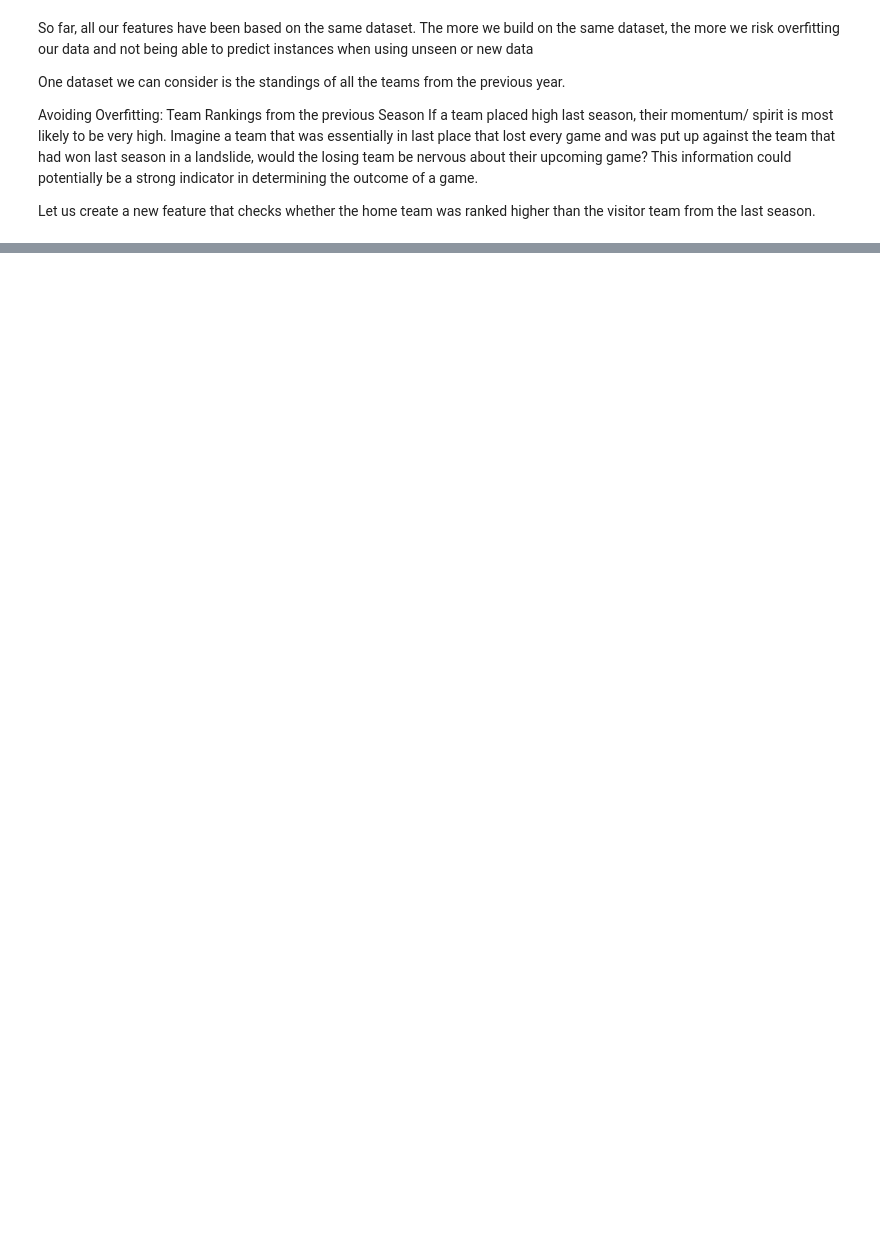
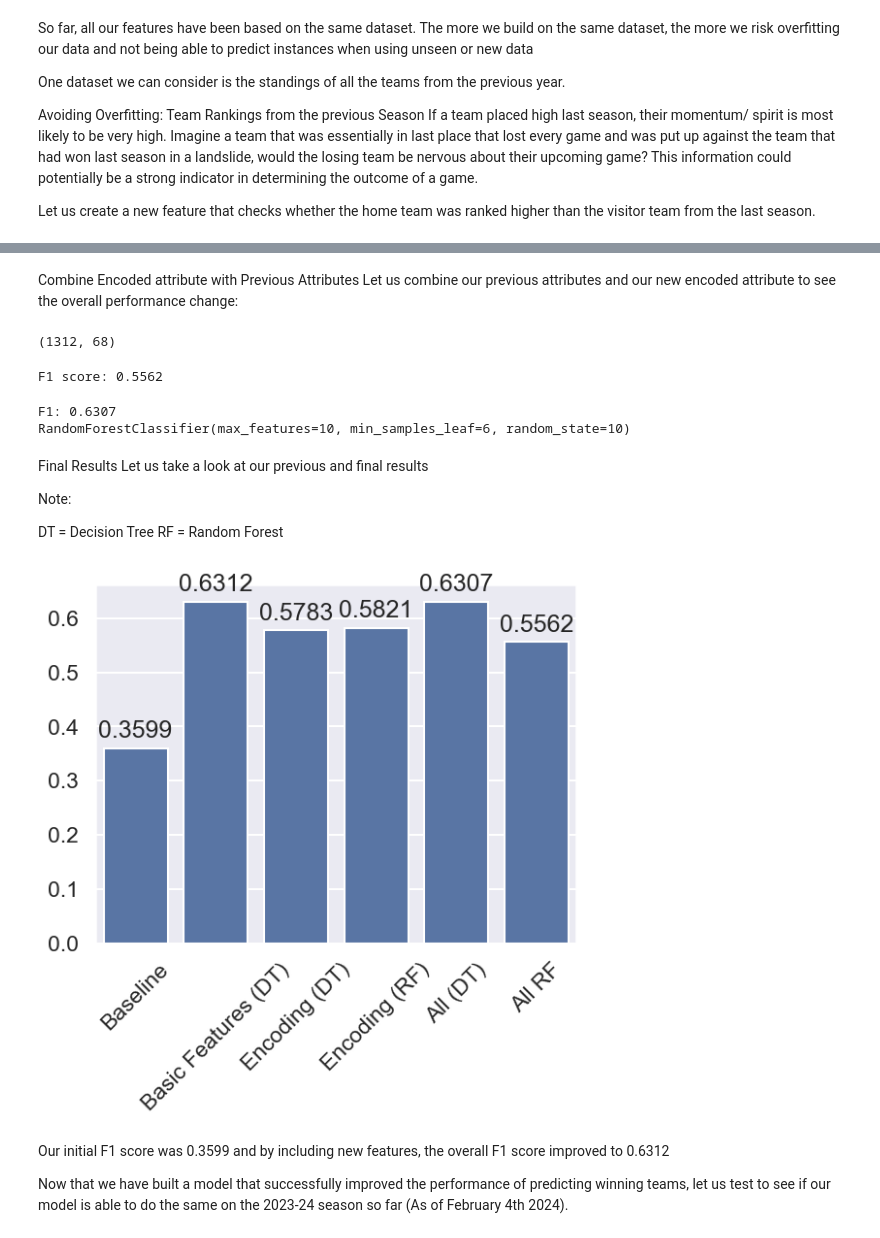
Before and after one commit to seanxu123/SportsPredictor, a Jupyter notebook: nhlpredictor.ipynb, the cells around one changed output, grey strips where cells are left out. Cells and saved outputs as stored; diff of their text form; code cells hidden in the pictures; blank space fills up the shorter version.

```diff
--- a/nhlpredictor.ipynb
+++ b/nhlpredictor.ipynb
@@ -317,0 +583,61 @@ results[['Date', 'Visitor Team', 'Visitor Goals', 'Home Team', 'Home Goals', 'Ho
+# %% [markdown]
+Combine Encoded attribute with Previous Attributes
+Let us combine our previous attributes and our new encoded attribute to see the overall performance change:
+# %%
+X_all = np.hstack([X_last_win, X_teams])
+print(X_all.shape)
+# %% [output]
+(1312, 68)
+# %%
+# Decision Tree Classifier
+tree_clf = DecisionTreeClassifier(random_state=10)
+scores = cross_val_score(tree_clf, np.asarray(X_all), y_true, scoring = scorer)
+print("F1 score: {0:.4f}".format(np.mean(scores)))
+# %% [output]
+F1 score: 0.5562
+# %%
+#Random Forest Classifier
+parameter_space = {
+    "max_features": [2, 10, 50, 'sqrt', 'log2', None],
+    "n_estimators": [50, 100, 200],
+    "criterion": ["gini", "entropy"],
+    "min_samples_leaf": [1, 2, 4, 6]
+}
+
+forest_clf = RandomForestClassifier(random_state=10)
+grid = GridSearchCV(forest_clf, parameter_space, scoring =scorer)
+grid.fit(np.asarray(X_teams), y_true)
+
+#View results
+print("F1: {0:.4f}".format(grid.best_score_))
+print(grid.best_estimator_)
+# %% [output]
+F1: 0.6307
+RandomForestClassifier(max_features=10, min_samples_leaf=6, random_state=10)
+# %% [markdown]
+Final Results
+Let us take a look at our previous and final results
+
+Note:
+
+DT = Decision Tree
+RF = Random Forest
+# %%
+labels = ["Baseline", "Basic Features (DT)", "Encoding (DT)", "Encoding (RF)", "All (DT)", "All RF"]
+scores = [0.3599, 0.6312, 0.5783, 0.5821, 0.6307, 0.5562]
+
+sns.set(style="darkgrid", context="talk")
+ax = sns.barplot(x=labels, y=scores)
+
+for i, score in enumerate(scores):
+    ax.text(i, score + 0.01, f"{score:.4f}", ha='center', va='bottom')
+
+
+plt.xticks(rotation=45)
+plt.show()
+# %% [output]
+[figure, added]
+# %% [markdown]
+Our initial F1 score was 0.3599 and by including new features, the overall F1 score improved to 0.6312
+
+Now that we have built a model that successfully improved the performance of predicting winning teams, let us test to see if our model is able to do the same on the 2023-24 season so far (As of February 4th 2024).
```
Also changed, not shown: parts of 40 cells of this notebook, 3 other files.
